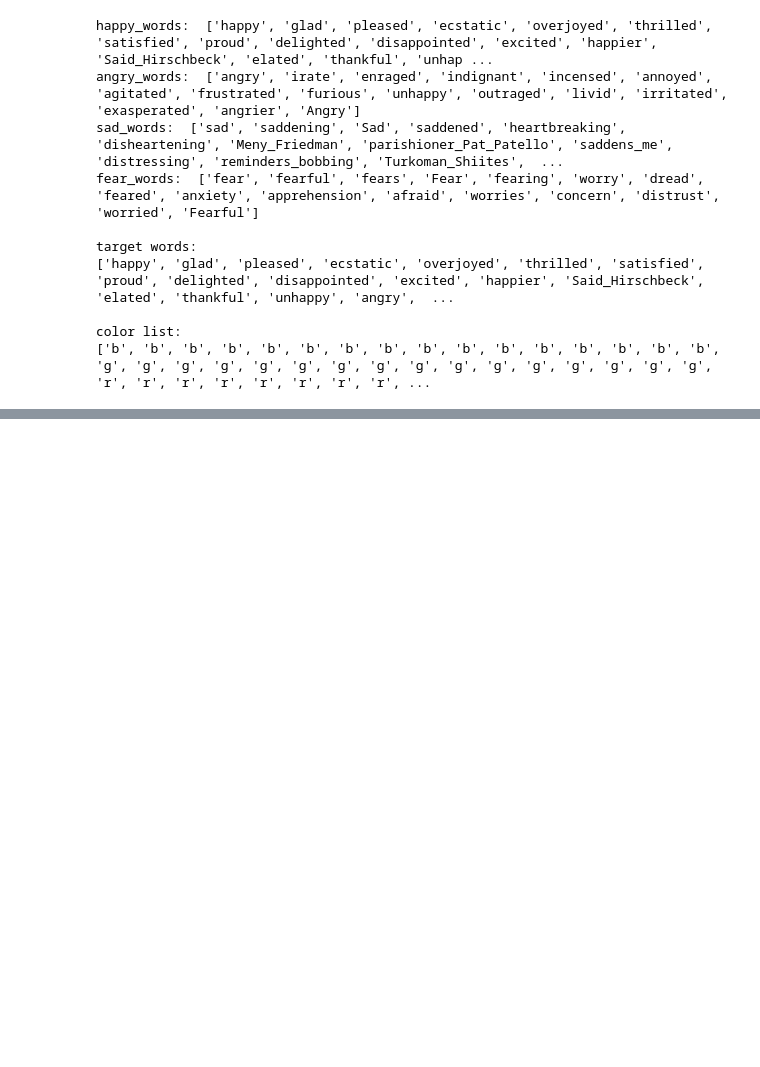
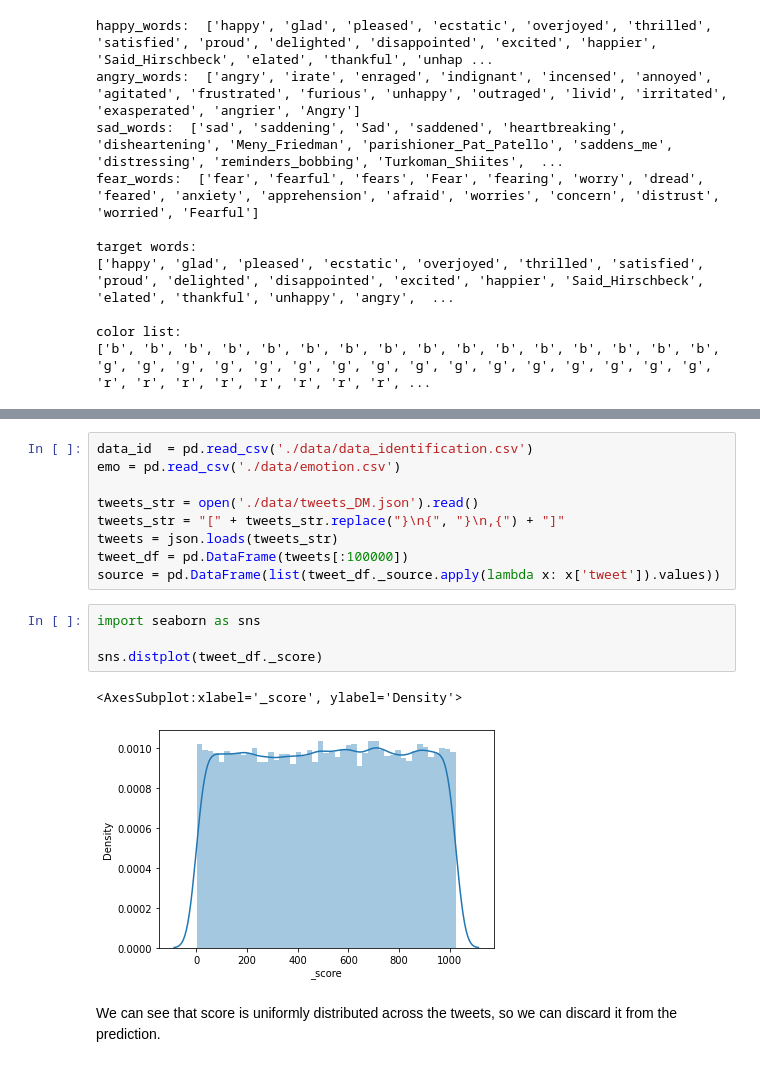
Before and after one commit to HikariNoMJ14/DM2020-Lab2-Homework, a Jupyter notebook: DM2020-Lab2-Homework.ipynb, the cells around one changed output, grey strips where cells are left out. Cells and saved outputs as stored; diff of their text form; blank space fills up the shorter version.

```diff
--- a/DM2020-Lab2-Homework.ipynb
+++ b/DM2020-Lab2-Homework.ipynb
@@ -512,0 +518,18 @@ After trying different values for 'size', I found that 700 achives a good result
+# %%
+data_id  = pd.read_csv('./data/data_identification.csv')
+emo = pd.read_csv('./data/emotion.csv')
+
+tweets_str = open('./data/tweets_DM.json').read()
+tweets_str = "[" + tweets_str.replace("}\n{", "}\n,{") + "]"
+tweets = json.loads(tweets_str)
+tweet_df = pd.DataFrame(tweets[:100000])
+source = pd.DataFrame(list(tweet_df._source.apply(lambda x: x['tweet']).values))
+# %%
+import seaborn as sns
+
+sns.distplot(tweet_df._score)
+# %% [output]
+<AxesSubplot:xlabel='_score', ylabel='Density'>
+[figure, added]
+# %% [markdown]
+We can see that score is uniformly distributed across the tweets, so we can discard it from the prediction.
```
Also changed, not shown: parts of 53 cells of this notebook, 23 other files.
